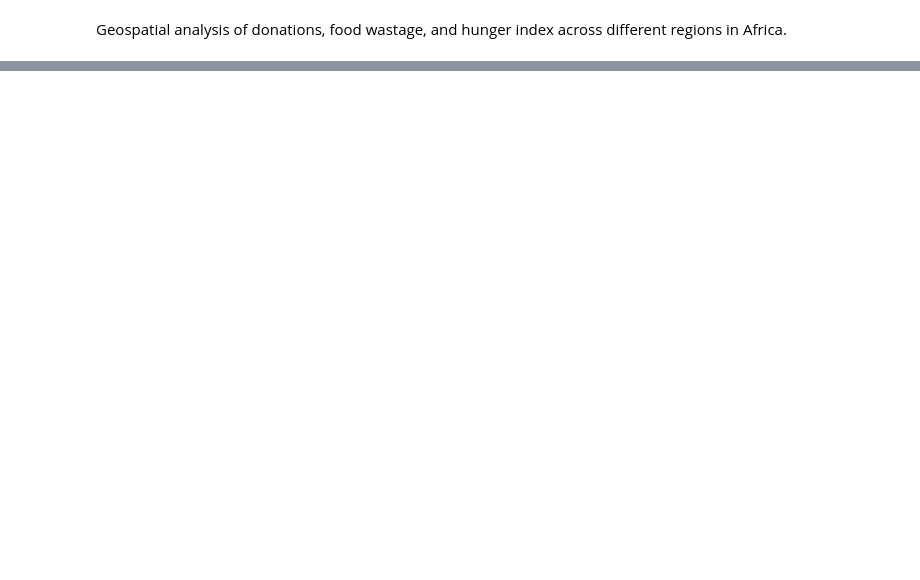
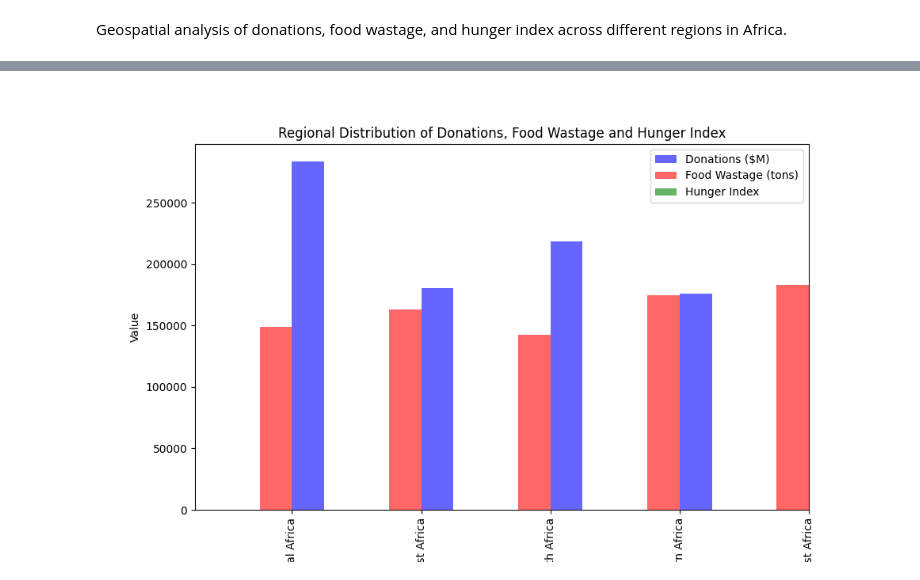
Before and after one commit to Erask/codingTasks, a Jupyter notebook: geospatial_donations_plot.ipynb, the cells around one changed output, grey strips where cells are left out. Cells and saved outputs as stored; diff of their text form; code cells hidden in the pictures; blank space fills up the shorter version.

```diff
--- a/geospatial_donations_plot.ipynb
+++ b/geospatial_donations_plot.ipynb
@@ -132,30 +224,32 @@ for file_name, (df, value_column) in dataframes.items():
 # %%
 # Bar chart to visualise distribution by region
 region_donations = donations_df.groupby('region')['donation_amount'].sum()
 region_food_wastage = food_wastage_df.groupby('region')['food_wastage'].sum()
 region_hunger = hunger_df.groupby('region')['hunger_index'].mean()
 
 # Figure and axis
-plt.figure(figsize=(15, 10))
+plt.figure(figsize=(10, 6))
 ax = plt.gca()
 
 # Plot bar chart for donations
 region_donations.plot(kind='bar', color='blue', alpha=0.6, ax=ax, position=0, width=0.25)
 
 # Plot bar chart for food wastage
 region_food_wastage.plot(kind='bar', color='red', alpha=0.6, ax=ax, position=1, width=0.25)
 
 # Plot bar chart for hunger index
 region_hunger.plot(kind='bar', color='green', alpha=0.6, ax=ax, position=2, width=0.25)
 
 # Add title and labels
-plt.title("Regional Distribution of Donations, Food Wastage, and Hunger Index", fontsize=16)
+plt.title("Regional Distribution of Donations, Food Wastage and Hunger Index", fontsize=12)
 plt.ylabel("Value")
 plt.xlabel("Region")
 plt.legend(['Donations ($M)', 'Food Wastage (tons)', 'Hunger Index'])
 
 # Show plot
 plt.show()
+# %% [output]
+[figure, added]
 # %%
 # Boxplot to visualise donations distribution by region
 plt.figure(figsize=(10, 6))
```
Also changed, not shown: parts of 8 cells of this notebook.
